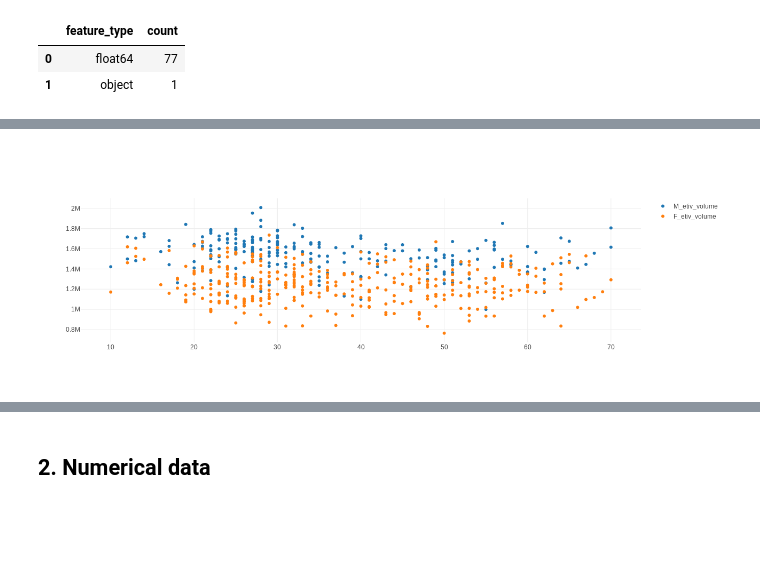
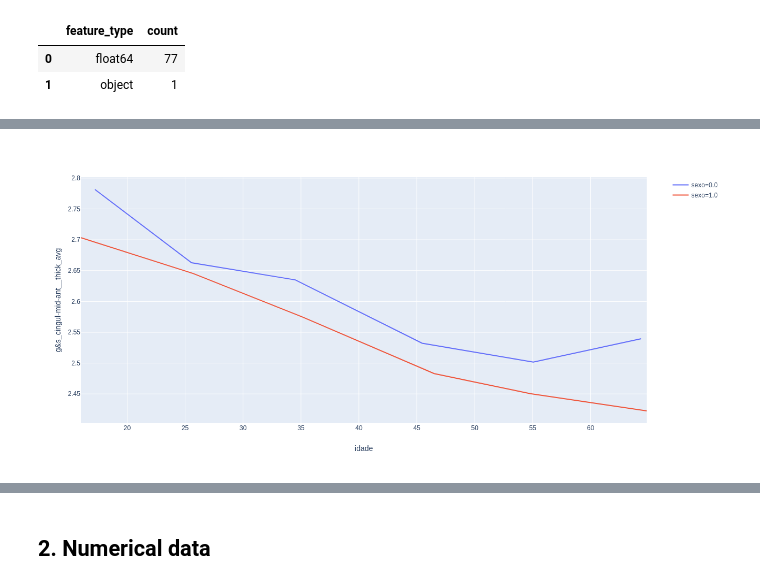
Before and after one commit to d116626/lnd, a Jupyter notebook: lnd.ipynb, the cells around one changed output, grey strips where cells are left out. Saved outputs shown, nothing was run; the diff lists cells and outputs as text; code cells hidden in the pictures; blank space fills up the shorter version.

```diff
--- a/lnd.ipynb
+++ b/lnd.ipynb
@@ -234,0 +229,2 @@ df_pre = df_pre.sort_values(by='bins', ascending=True)
+# %%
+df_mean = df_pre.groupby(by=['bins','sexo'], as_index=False).mean()
@@ -235,25 +233,31 @@ df_pre = df_pre.sort_values(by='bins', ascending=True)
+# %%
+import plotly.express as px
+mask = df_mean['sexo']==1
+
+
+px.line(df_mean,x='idade',y='g&s_cingul-mid-ant__thick_avg', color='sexo')
+# %% [output]
+[figure, added]
 # %%
-cols_ff = cols_f[:1]
-cols_ff = ['etiv_volume']
-data=[]
-for col in cols_ff:
-    trace1 = go.Scatter(
-        x = df_m['idade'],
-        y = df_m[col],
-        mode = 'markers',
-        name = 'M_{}'.format(col)
-    )
-    trace2 = go.Scatter(
-        x = df_f['idade'],
-        y = df_f[col],
-        mode = 'markers',
-        name = 'F_{}'.format(col)
-    )
+# cols_ff = cols_f[:1]
+# cols_ff = ['etiv_volume']
+# data=[]
+# for col in cols_ff:
+#     trace1 = go.Scatter(
+#         x = df_m['idade'],
+#         y = df_m[col],
+#         mode = 'markers',
+#         name = 'M_{}'.format(col)
+#     )
+#     trace2 = go.Scatter(
+#         x = df_f['idade'],
+#         y = df_f[col],
+#         mode = 'markers',
+#         name = 'F_{}'.format(col)
+#     )
 
-    data.append(trace1)
-    data.append(trace2)
+#     data.append(trace1)
+#     data.append(trace2)
 
-iplot(data, filename='scatter-mode')
+# iplot(data, filename='scatter-mode')
-# %% [output]
-[figure, removed]
 # %%
```
Also changed, not shown: parts of 30 cells of this notebook, 2 other files.
